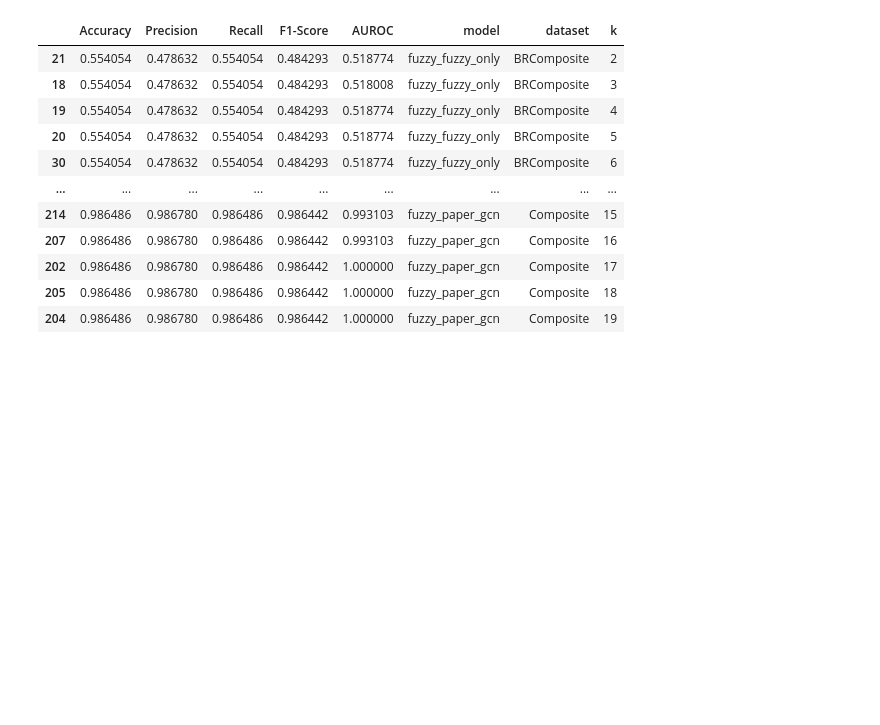
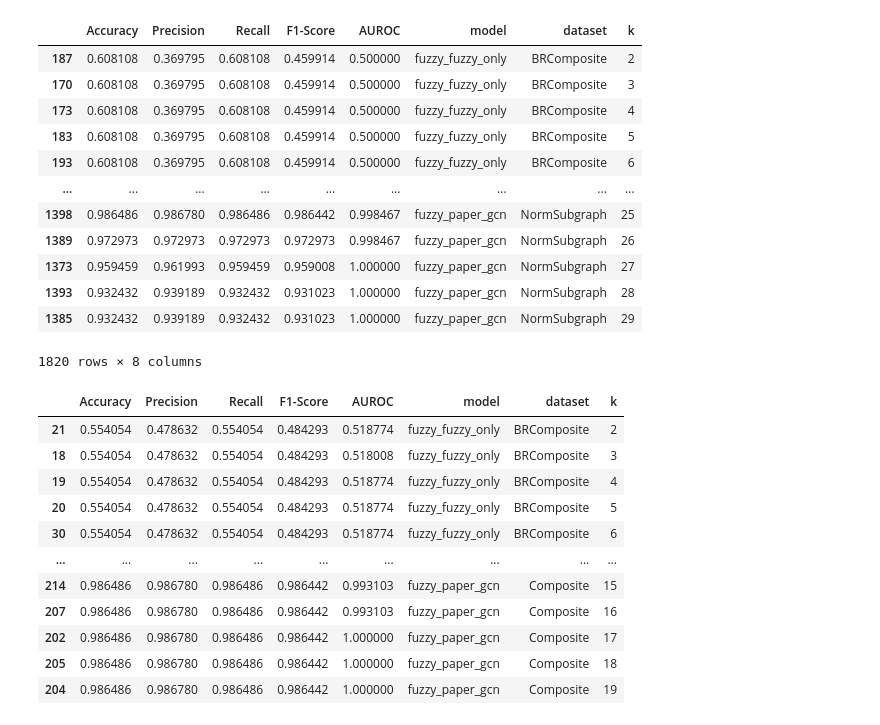
Before and after one commit to Xiaoxuan-Yu-ty/FireGNN, a Jupyter notebook: AD/visulize_metrics.ipynb, the cells around one changed output. Drawn from its saved outputs; the diff is of its cells as text; code cells hidden in the pictures; blank space fills up the shorter version.

```diff
--- a/AD/visulize_metrics.ipynb
+++ b/AD/visulize_metrics.ipynb
@@ -53,3 +54,19 @@ df_3cls_nll = load_metrics('../results/three_classes/no_label_leakage/')
+# %%
+df_2cls_nll
+# %% [output]
+|  | Accuracy | Precision | Recall | F1-Score | AUROC | model | dataset | k |
+| 187 | 0.608108 | 0.369795 | 0.608108 | 0.459914 | 0.500000 | fuzzy_fuzzy_only | BRComposite | 2 |
+| 170 | 0.608108 | 0.369795 | 0.608108 | 0.459914 | 0.500000 | fuzzy_fuzzy_only | BRComposite | 3 |
+| 173 | 0.608108 | 0.369795 | 0.608108 | 0.459914 | 0.500000 | fuzzy_fuzzy_only | BRComposite | 4 |
+| 183 | 0.608108 | 0.369795 | 0.608108 | 0.459914 | 0.500000 | fuzzy_fuzzy_only | BRComposite | 5 |
+| 193 | 0.608108 | 0.369795 | 0.608108 | 0.459914 | 0.500000 | fuzzy_fuzzy_only | BRComposite | 6 |
+| ... | ... | ... | ... | ... | ... | ... | ... | ... |
+| 1398 | 0.986486 | 0.986780 | 0.986486 | 0.986442 | 0.998467 | fuzzy_paper_gcn | NormSubgraph | 25 |
+| 1389 | 0.972973 | 0.972973 | 0.972973 | 0.972973 | 0.998467 | fuzzy_paper_gcn | NormSubgraph | 26 |
+| 1373 | 0.959459 | 0.961993 | 0.959459 | 0.959008 | 1.000000 | fuzzy_paper_gcn | NormSubgraph | 27 |
+| 1393 | 0.932432 | 0.939189 | 0.932432 | 0.931023 | 1.000000 | fuzzy_paper_gcn | NormSubgraph | 28 |
+| 1385 | 0.932432 | 0.939189 | 0.932432 | 0.931023 | 1.000000 | fuzzy_paper_gcn | NormSubgraph | 29 |
+1820 rows × 8 columns
 # %%
 #df_2cls_ll= df_2cls_ll.sort_values(by=['dataset','model','k'], ascending=[True, True, True])
 df_2cls_ll
```
Also changed, not shown: parts of 2 cells of this notebook, 10 other files.
